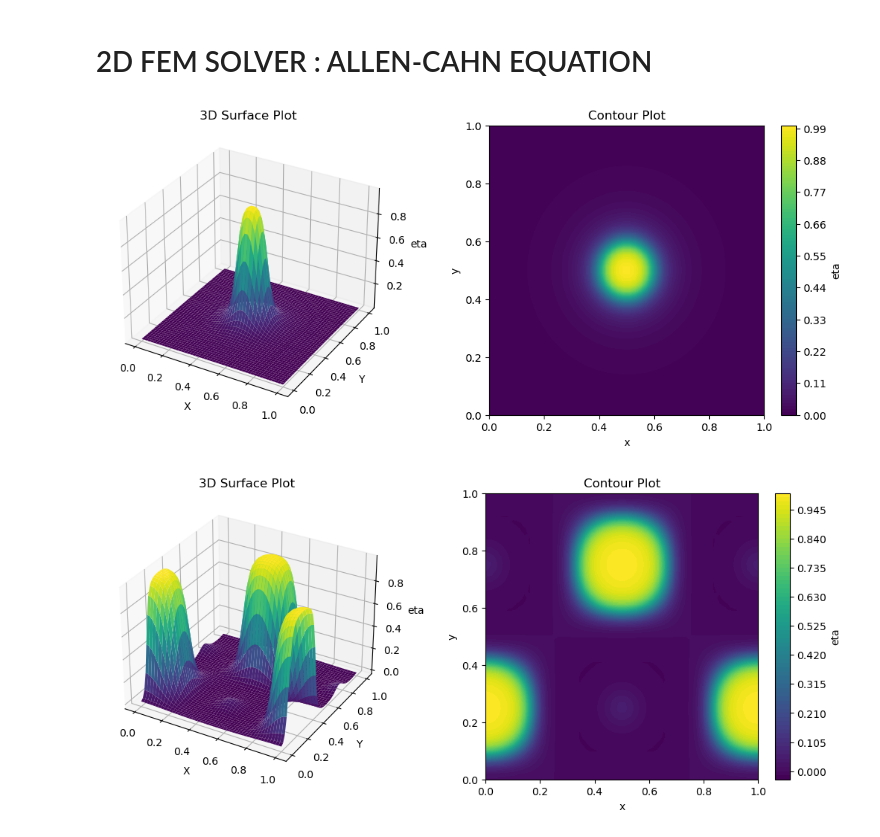
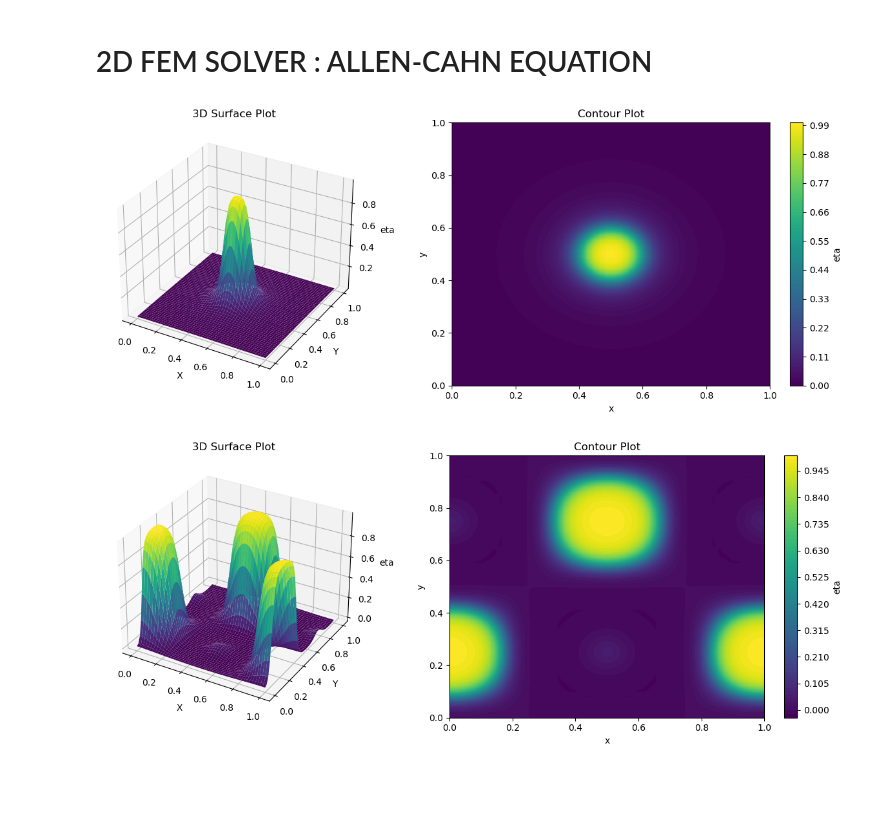
Before and after one commit to ananthkrishna96/Python-Allen-Cahn-FEM-Solver, a Jupyter notebook: 2D FEM SOLVER ALLEN-CAHN.ipynb, the cells around one changed output. Cells and saved outputs as stored; diff of their text form; code cells hidden in the pictures; blank space fills up the shorter version.

```diff
--- a/2D FEM SOLVER ALLEN-CAHN.ipynb
+++ b/2D FEM SOLVER ALLEN-CAHN.ipynb
@@ -38,12 +38,12 @@ def one_dim_M_K(x, ndofs,degree):
 
     return M,K
 
-def two_dim_tensor_M_K(M,K,n):
+def two_dim_tensor_M_K(M,K,ndofs):
 
     assert M.shape[0] == K.shape[0], f"Shape Mismatch between M anb K"
 
-    M_2d = np.einsum('ik,jl->ijkl', M, M).reshape(n**2, n**2)
-    K_2d = np.einsum('ik,jl->ijkl', K, M).reshape((n**2, n**2)) + np.einsum('ik,jl->ijkl', M, K).reshape((n**2, n**2))
+    M_2d = np.einsum('ik,jl->ijkl', M, M).reshape(ndofs**2, ndofs**2)
+    K_2d = np.einsum('ik,jl->ijkl', K, M).reshape((ndofs**2, ndofs**2)) + np.einsum('ik,jl->ijkl', M, K).reshape((ndofs**2, ndofs**2))
 
     return M_2d, K_2d
 
@@ -53,64 +53,58 @@ def solver(func0, eps, dt, ndofs, degree):
     n_steps = int(1 / dt) + 1
 
     M, K = one_dim_M_K(x, ndofs, degree)
-    n = M.shape[0]
-    M_2d, K_2d = two_dim_tensor_M_K(M, K, n)
+    M_2d, K_2d = two_dim_tensor_M_K(M, K, ndofs)
 
-    eta_2d = np.zeros((n_steps, n**2))
+    eta_2d = np.zeros((n_steps, ndofs**2))
     for i in range(n_steps):
         if i == 0:
             eta_2d[i] = func0(x[:, np.newaxis], y[np.newaxis, :]).flatten()
         else:
             A_2d = M_2d + dt * eps ** 2 * K_2d
-            b_2d = M_2d.dot(eta_2d[i - 1] - dt * F(eta_2d[i - 1].reshape((n, n))).flatten())
+            b_2d = M_2d.dot(eta_2d[i - 1] - dt * F(eta_2d[i - 1].reshape((ndofs, ndofs))).flatten())
             eta_2d[i] = np.linalg.solve(A_2d, b_2d)
 
-    return eta_2d, n
+    return eta_2d
 
-def plot_2d(eta_2d, n, dt, ndofs):
-
+def plot_2d(eta_2d, dt, ndofs):
     x = np.linspace(0, 1, ndofs)
     y = np.linspace(0, 1, ndofs)
-    n_steps = int(1/dt) + 1
+    n_steps = int(1 / dt) + 1
 
     X, Y = np.meshgrid(x, y)
 
     # 3D surface plot
-    eta_2d_grid = eta_2d.reshape((n_steps, n, n))
+    eta_2d_grid = eta_2d.reshape((n_steps, ndofs, ndofs))
     fig = plt.figure(figsize=(13, 5))
     ax = fig.add_subplot(121, projection='3d')
-    ax.plot_surface(X, Y, eta_2d_grid[-1], cmap='viridis',
-                   linewidth=0.5, antialiased=True)
-    ax.set_xlabel('X')
-    ax.set_ylabel('Y')
-    ax.set_zlabel('eta')
-    ax.set_title('3D Surface Plot')
+    ax.plot_surface(X, Y, eta_2d_grid[-1], cmap='viridis', linewidth=0.5, antialiased=True)
+    ax.set(xlabel='X', ylabel='Y', zlabel='eta', title='3D Surface Plot')
 
     # Contour plot
-    eta_2d_contour = eta_2d[-1].reshape((n, n))
-    fig.add_subplot(122)
-    plt.contourf(X, Y, eta_2d_contour, levels=100, cmap='viridis')
-    plt.colorbar(label='eta')
-    plt.xlabel('x')
-    plt.ylabel('y')
-    plt.title('Contour Plot')
+    eta_2d_contour = eta_2d[-1].reshape((ndofs, ndofs))
+    ax = fig.add_subplot(122)
+    contour = ax.contourf(X, Y, eta_2d_contour, levels=100, cmap='viridis')
+    fig.colorbar(contour, ax=ax, label='eta')
+    ax.set(xlabel='x', ylabel='y', title='Contour Plot')
+
+    plt.tight_layout()
     plt.show()
 
 if __name__ == '__main__':
 
     eps = 0.01
     dt = 0.1
     ndofs = 50
     degree = 2
 
     funcs = [
              lambda x, y: 1 / (1 + 100 * ((x - 0.5) ** 2 + (y - 0.5) ** 2)),
              lambda x, y: np.sin(2 * np.pi * x) * np.cos(2 * np.pi * y)
             ]
 
     for func0 in funcs:
-        eta_2d, n = solver(func0, eps, dt, ndofs, degree)
-        plot_2d(eta_2d, n, dt, ndofs)
+        eta_2d = solver(func0, eps, dt, ndofs, degree)
+        plot_2d(eta_2d, dt, ndofs)
 # %% [output]
-[figure, old version]
+[figure, new version]
-[figure, old version]
+[figure, new version]
```
Also changed, not shown: 1 other file.
